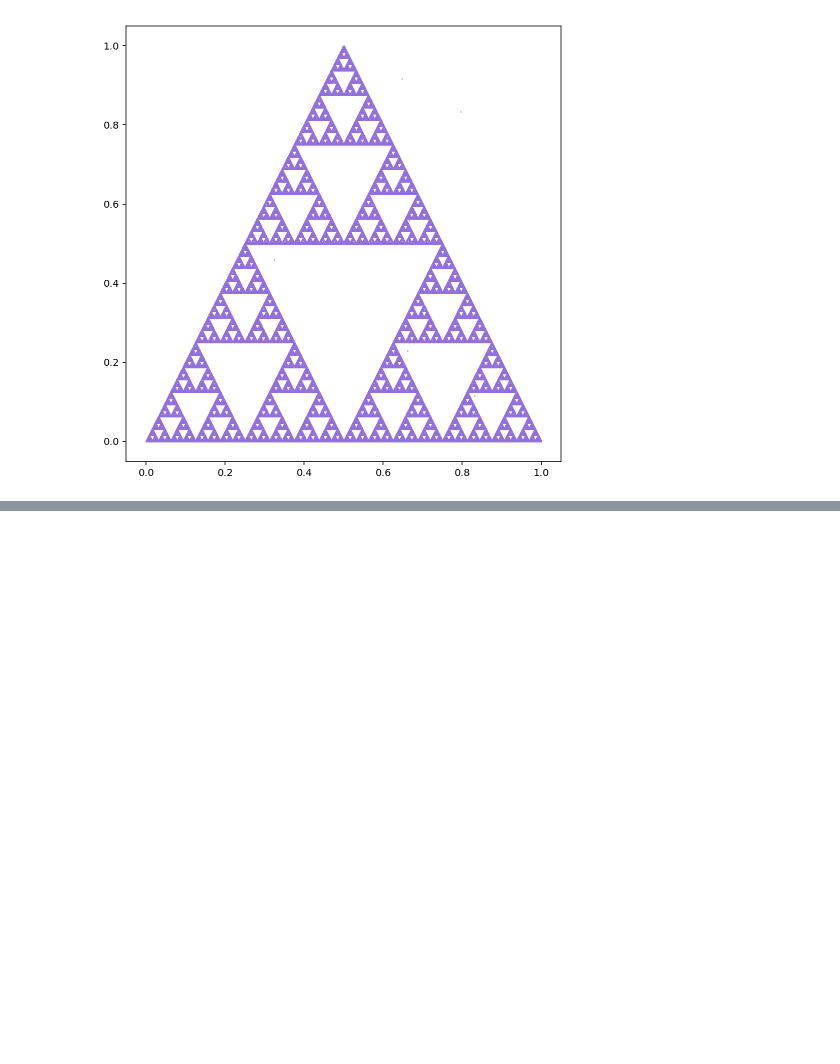
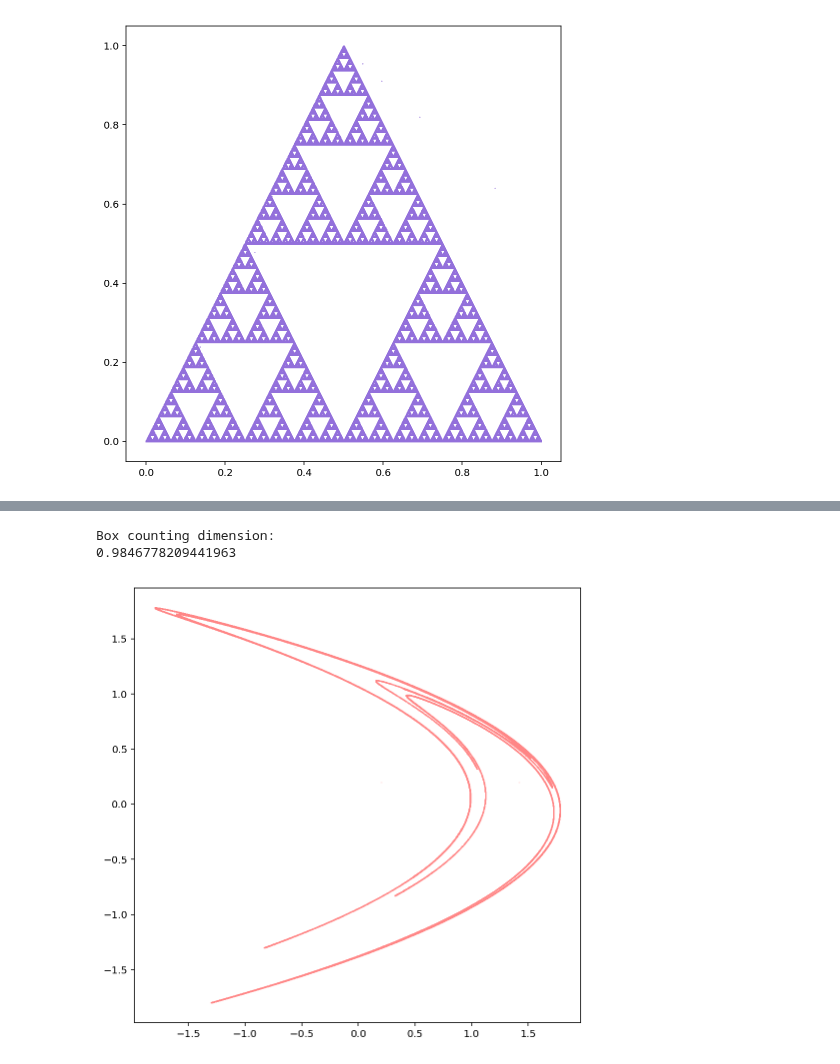
Before and after one commit to themichaelyang/dynsys, a Jupyter notebook: hw-7.ipynb, the cells around one changed output, grey strips where cells are left out. Saved outputs shown, nothing was run; the diff lists cells and outputs as text; code cells hidden in the pictures; blank space fills up the shorter version.

```diff
--- a/hw-7.ipynb
+++ b/hw-7.ipynb
@@ -208,0 +301,26 @@ problem_3()
+# %%
+def get_boxes(x, boxes):
+    return np.floor((x + abs(min(x))) * boxes)
+
+def problem_6():
+    fn = henon(1.4, 0.3)
+    trajectory = iterate_map(fn, [0.2, 0.2], 10**5 - 1)
+    traj_x = trajectory[:,0].flatten()
+    traj_y = trajectory[:,1].flatten()
+
+    fig, ax = plt.subplots(figsize=(8, 8))
+    ax.plot(traj_x, traj_y, 'o', markersize=0.1, color='#FF8686')
+
+    boxes = 10**5
+
+    box_coords = np.array([get_boxes(traj_x, boxes), get_boxes(traj_y, boxes)]).T
+    covering_boxes = len(np.unique(box_coords))
+
+    print("Box counting dimension: ")
+    print(np.log(covering_boxes) / np.log(boxes))
+# %%
+problem_6()
+# %% [output]
+Box counting dimension:
+0.9846778209441963
+[figure, added]
```
Also changed, not shown: parts of 8 cells of this notebook, 1 other file.
